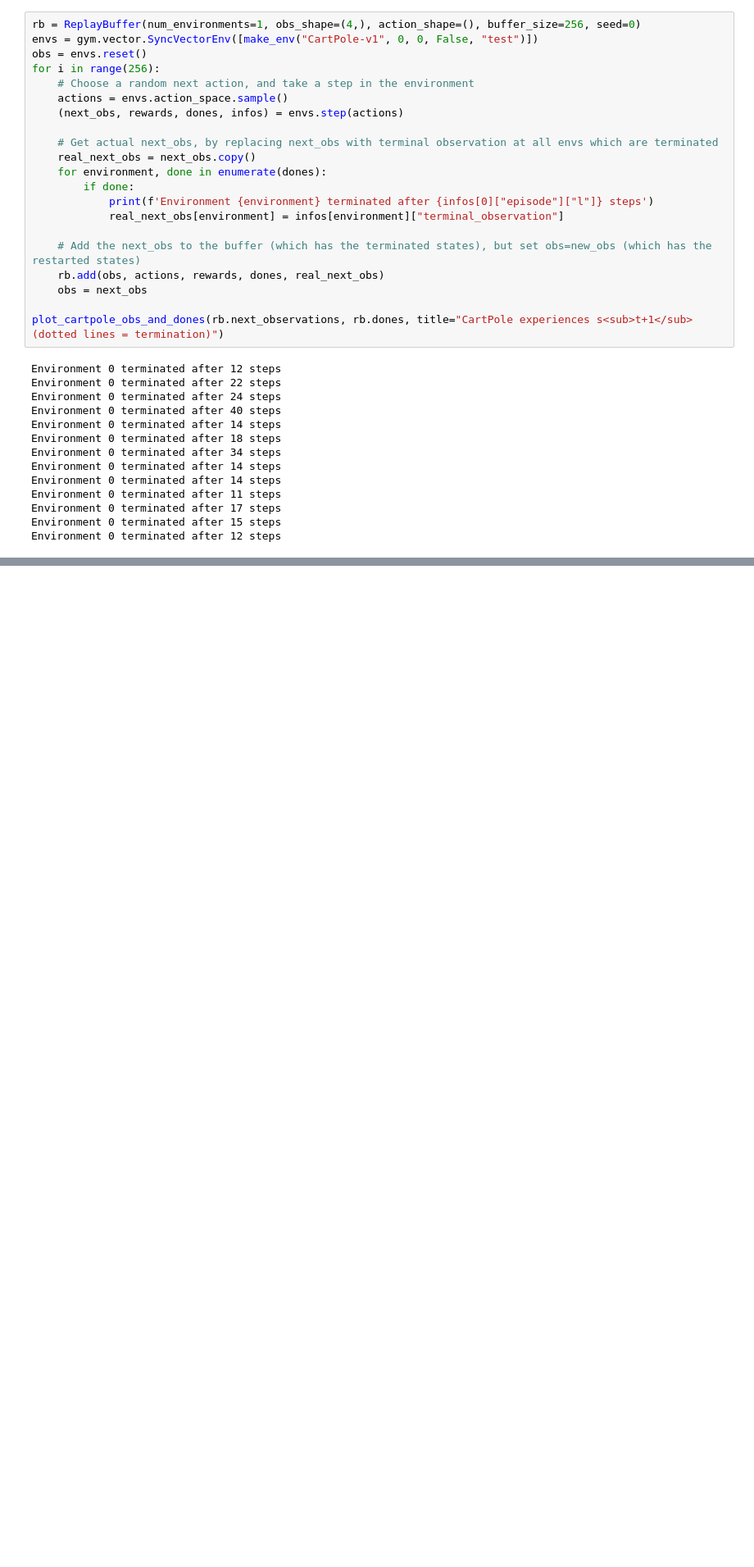
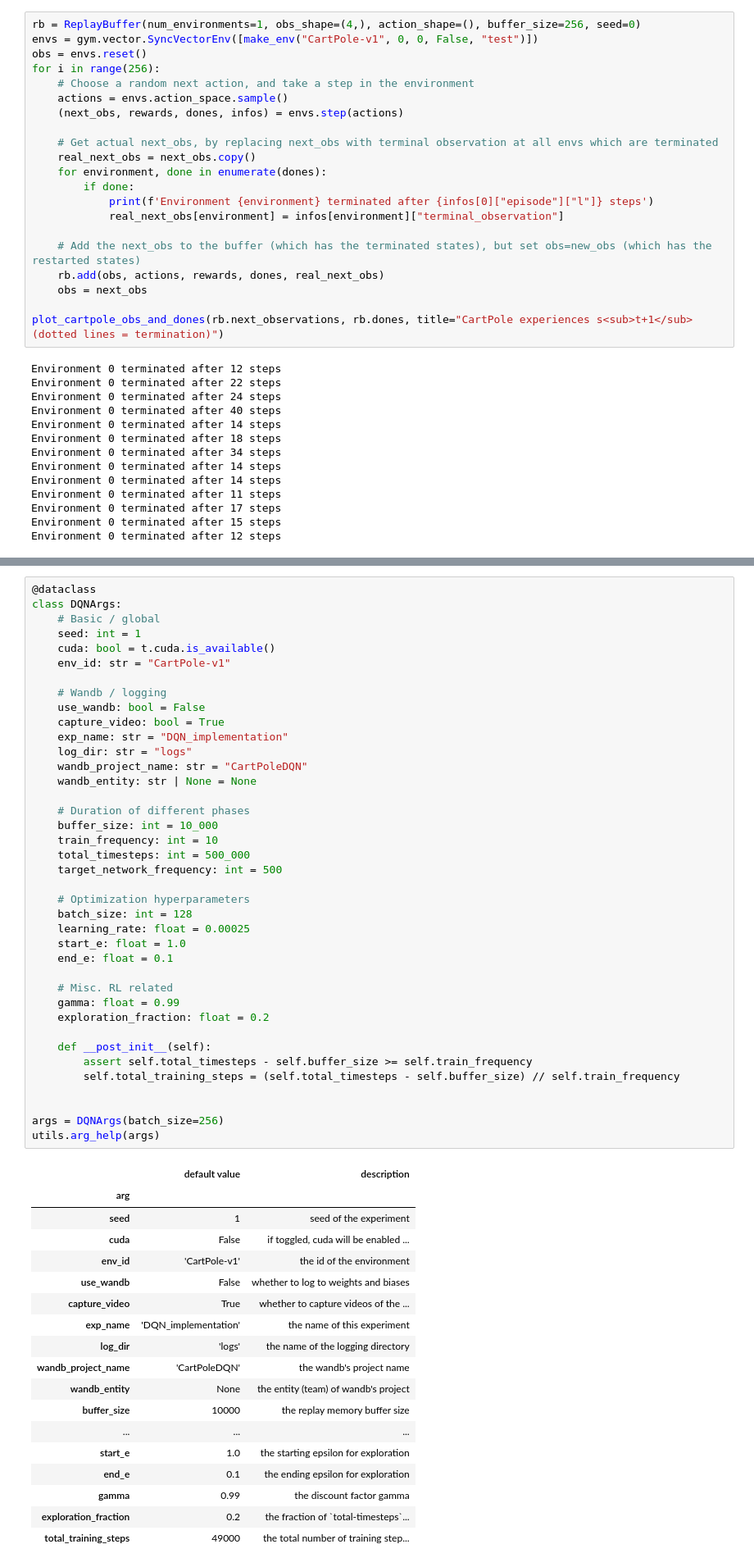
Before and after one commit to 84rt/ARENA, a Jupyter notebook: chapter2_rl/exercises/part2_q_learning_and_dqn/d2.ipynb, the cells around one changed output, grey strips where cells are left out. Shown: that part at 82% size. Saved outputs shown, nothing was run; the diff lists cells and outputs as text; blank space fills up the shorter version.

```diff
--- a/chapter2_rl/exercises/part2_q_learning_and_dqn/d2.ipynb
+++ b/chapter2_rl/exercises/part2_q_learning_and_dqn/d2.ipynb
@@ -549,0 +767,58 @@ Environment 0 terminated after 12 steps
+# %%
+@dataclass
+class DQNArgs:
+    # Basic / global
+    seed: int = 1
+    cuda: bool = t.cuda.is_available()
+    env_id: str = "CartPole-v1"
+
+    # Wandb / logging
+    use_wandb: bool = False
+    capture_video: bool = True
+    exp_name: str = "DQN_implementation"
+    log_dir: str = "logs"
+    wandb_project_name: str = "CartPoleDQN"
+    wandb_entity: str | None = None
+
+    # Duration of different phases
+    buffer_size: int = 10_000
+    train_frequency: int = 10
+    total_timesteps: int = 500_000
+    target_network_frequency: int = 500
+
+    # Optimization hyperparameters
+    batch_size: int = 128
+    learning_rate: float = 0.00025
+    start_e: float = 1.0
+    end_e: float = 0.1
+
+    # Misc. RL related
+    gamma: float = 0.99
+    exploration_fraction: float = 0.2
+
+    def __post_init__(self):
+        assert self.total_timesteps - self.buffer_size >= self.train_frequency
+        self.total_training_steps = (self.total_timesteps - self.buffer_size) // self.train_frequency
+
+
+args = DQNArgs(batch_size=256)
+utils.arg_help(args)
+# %% [output]
+|  | default value | description |
+| arg |  |  |
+| seed | 1 | seed of the experiment |
+| cuda | False | if toggled, cuda will be enabled ... |
+| env_id | 'CartPole-v1' | the id of the environment |
+| use_wandb | False | whether to log to weights and biases |
+| capture_video | True | whether to capture videos of the ... |
+| exp_name | 'DQN_implementation' | the name of this experiment |
+| log_dir | 'logs' | the name of the logging directory |
+| wandb_project_name | 'CartPoleDQN' | the wandb's project name |
+| wandb_entity | None | the entity (team) of wandb's project |
+| buffer_size | 10000 | the replay memory buffer size |
+| ... | ... | ... |
+| start_e | 1.0 | the starting epsilon for exploration |
+| end_e | 0.1 | the ending epsilon for exploration |
+| gamma | 0.99 | the discount factor gamma |
+| exploration_fraction | 0.2 | the fraction of `total-timesteps`... |
+| total_training_steps | 49000 | the total number of training step... |
```
Also changed, not shown: parts of 7 cells of this notebook.
